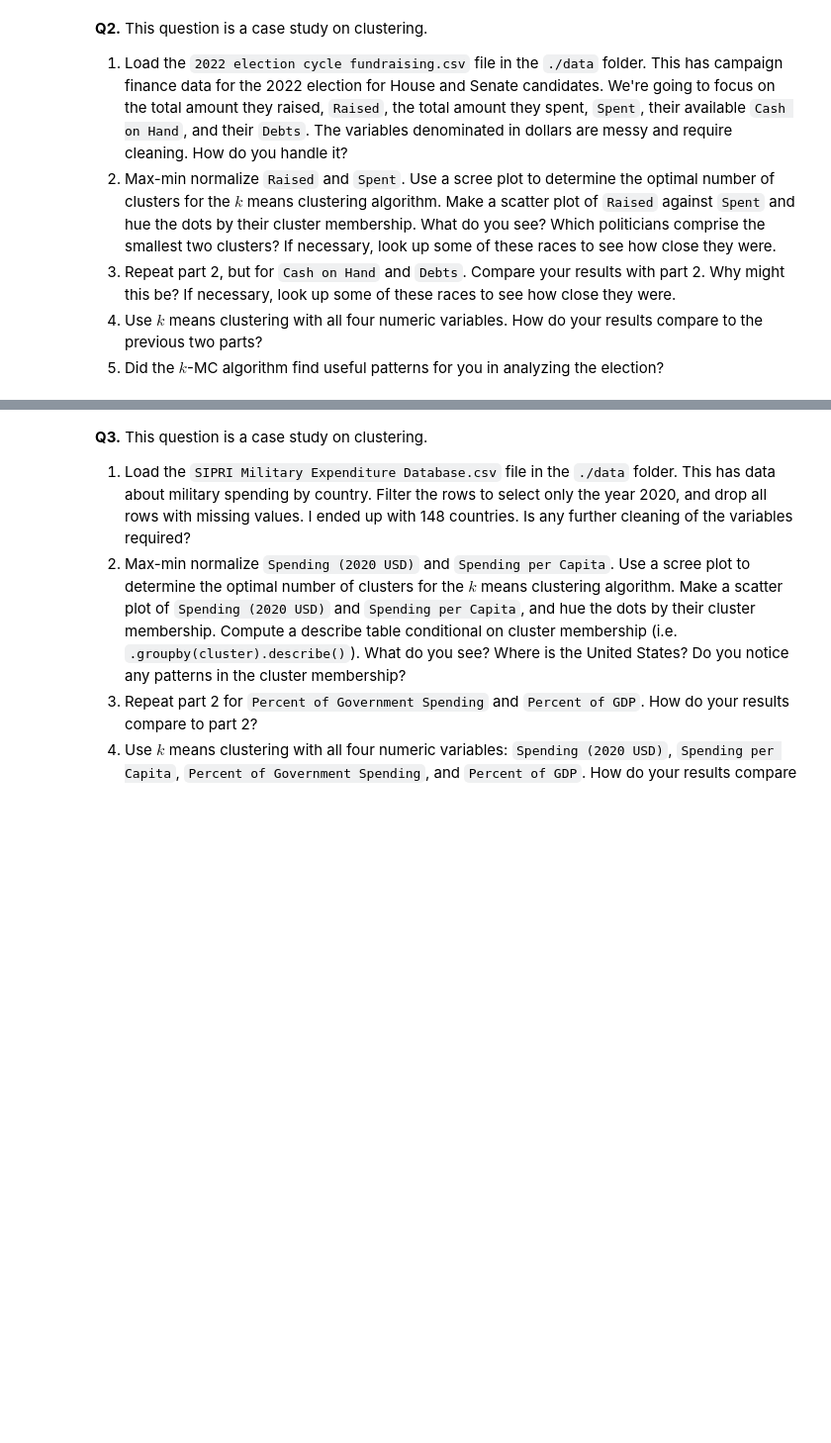
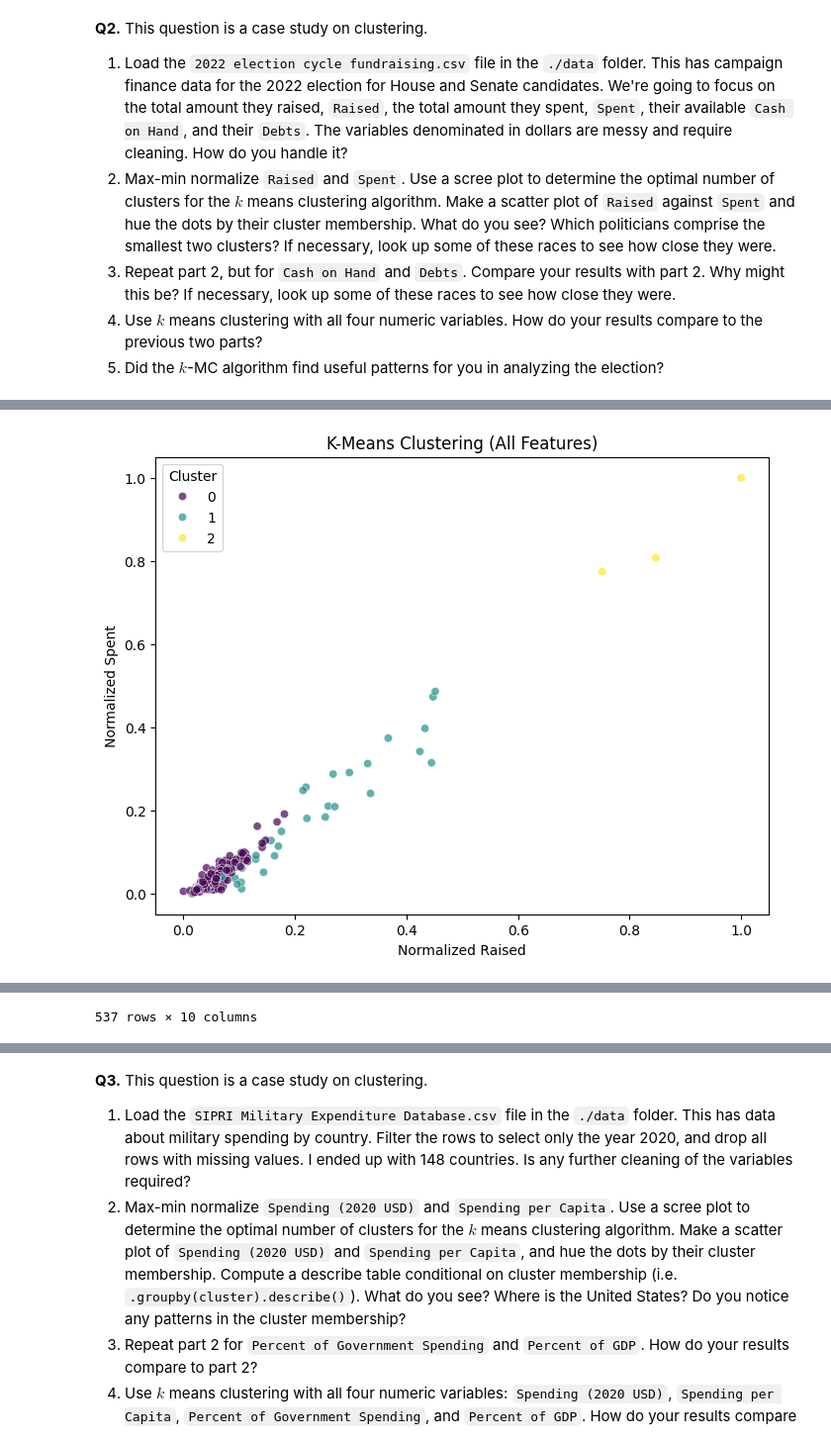
Before and after one commit to BastianSiahaan/clustering, a Jupyter notebook: assignment/assignment_clustering.ipynb, the cells around one changed output, grey strips where cells are left out. Shown: that part at 99% size. Cells and saved outputs as stored; diff of their text form; code cells hidden in the pictures; blank space fills up the shorter version.

```diff
--- a/assignment/assignment_clustering.ipynb
+++ b/assignment/assignment_clustering.ipynb
@@ -137,0 +278,20 @@ k=3, reinforcing that three clusters are optimal. However, as noise increases, t
+# %%
+df_all = df[["Raised", "Spent", "Cash on Hand", "Debts"]].copy()
+
+df_all = pd.DataFrame(scaler.fit_transform(df_all), columns=df_all.columns)
+
+df_all["Cluster"] = kmeans.fit_predict(df_all)
+
+plt.figure(figsize=(8, 6))
+sns.scatterplot(data=df_all, x="Raised", y="Spent", hue=df_all["Cluster"], palette="viridis", alpha=0.7)
+plt.xlabel("Normalized Raised")
+plt.ylabel("Normalized Spent")
+plt.title("K-Means Clustering (All Features)")
+plt.legend(title="Cluster")
+plt.show()
+
+df["Cluster_All_Features"] = df_all["Cluster"]
+
+display(df)
+# %% [output]
+[figure, added]
@@ -137,0 +310 @@ k=3, reinforcing that three clusters are optimal. However, as noise increases, t
+537 rows × 10 columns
```
Also changed, not shown: parts of 9 cells of this notebook.
